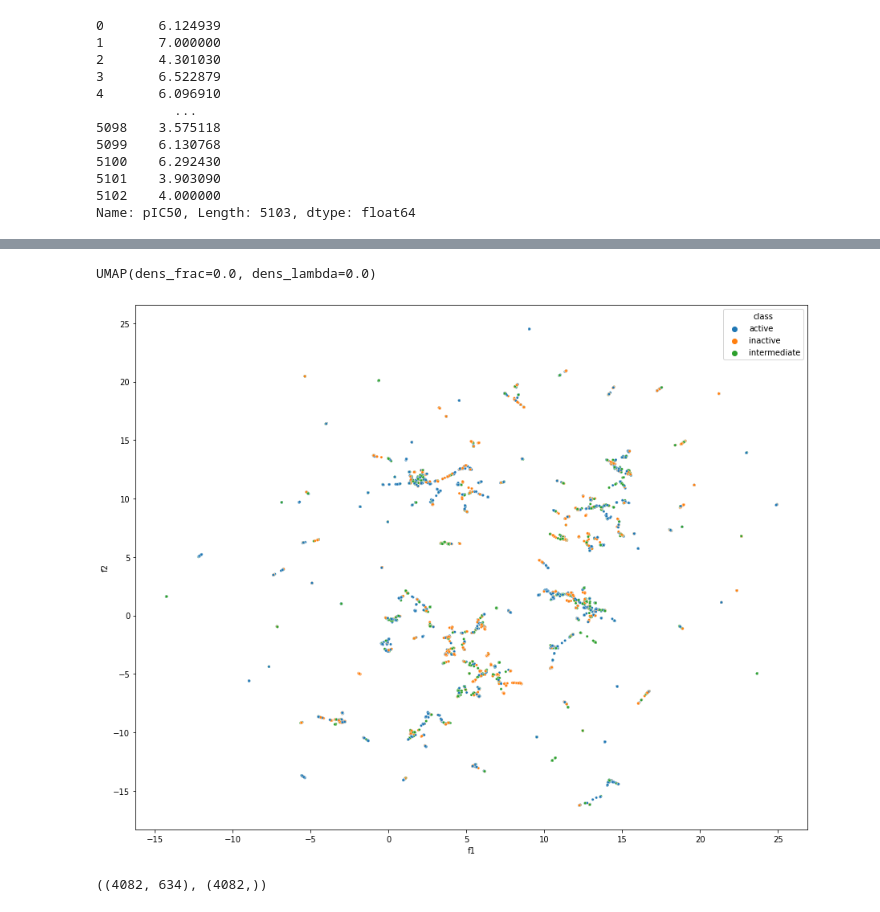
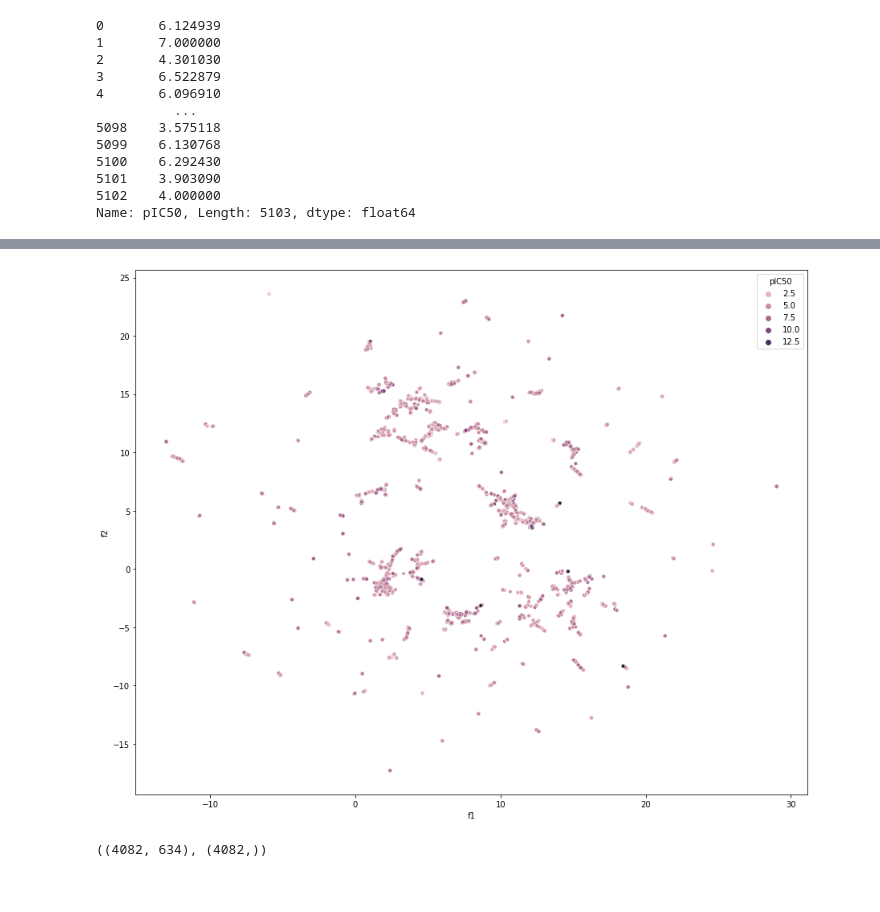
Before and after one commit to ben-thomas1/CDD_Intro_Project, a Jupyter notebook: CDD_all.ipynb, the cells around one changed output, grey strips where cells are left out. Saved outputs shown, nothing was run; the diff lists cells and outputs as text; code cells hidden in the pictures.

```diff
--- a/CDD_all.ipynb
+++ b/CDD_all.ipynb
@@ -619,17 +607,16 @@ x
 # %%
+n_comps = 2
 mapper = umap.UMAP(
-    n_components = 2,
+    n_components = n_comps,
 )
 mapper.fit(x)
-temp = pd.DataFrame(mapper.transform(x), columns=['f1', 'f2'])
+temp = pd.DataFrame(mapper.transform(x), columns=[f'f{i}' for i in range(1, n_comps+1)])
-# %% [output]
-UMAP(dens_frac=0.0, dens_lambda=0.0)
 # %%
 plt.figure(figsize=(15,12))
-sns.scatterplot(data=pd.concat([temp,df_final['class']], axis=1), x='f1', y='f2', hue='class', s=10)
+sns.scatterplot(data=pd.concat([temp, y], axis=1), x='f1', y='f2', hue='pIC50', s=20)
 plt.show()
 # %% [output]
-[figure, old version]
+[figure, new version]
 # %%
 x_train, x_test, y_train, y_test = train_test_split(x, y, test_size=0.2)
 # %%
```
Also changed, not shown: parts of 7 cells of this notebook, 1 other file.
